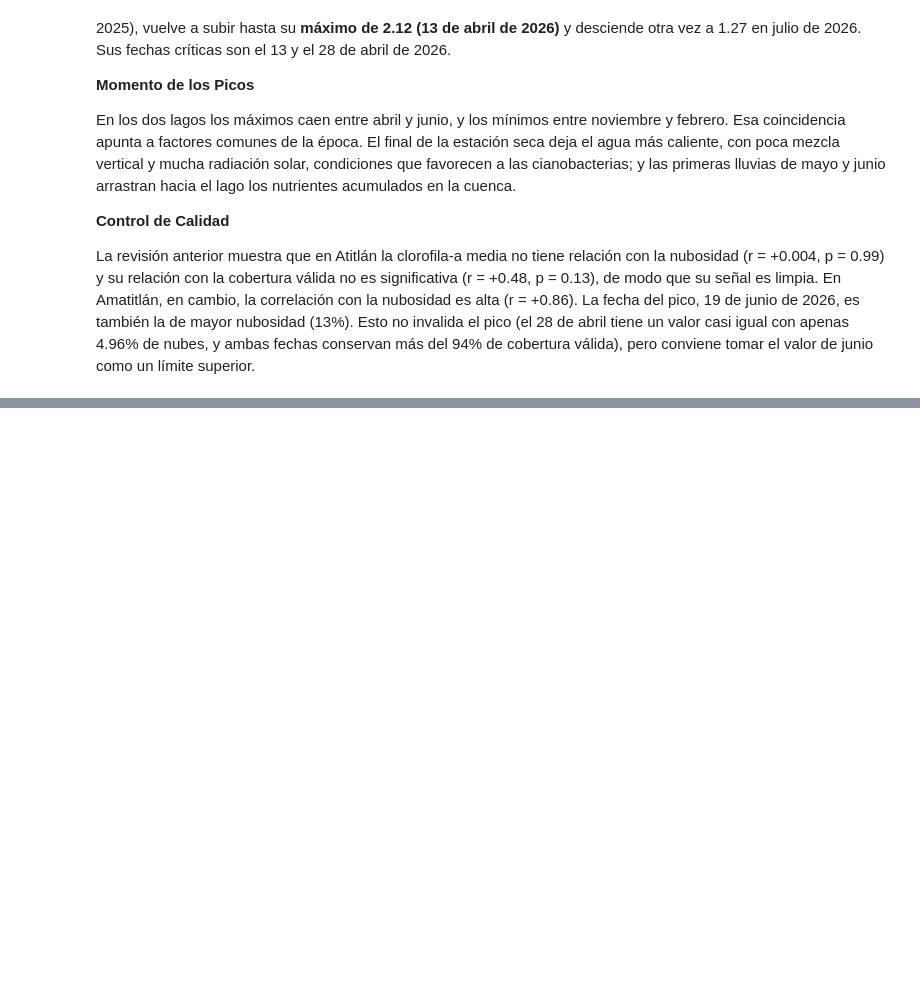
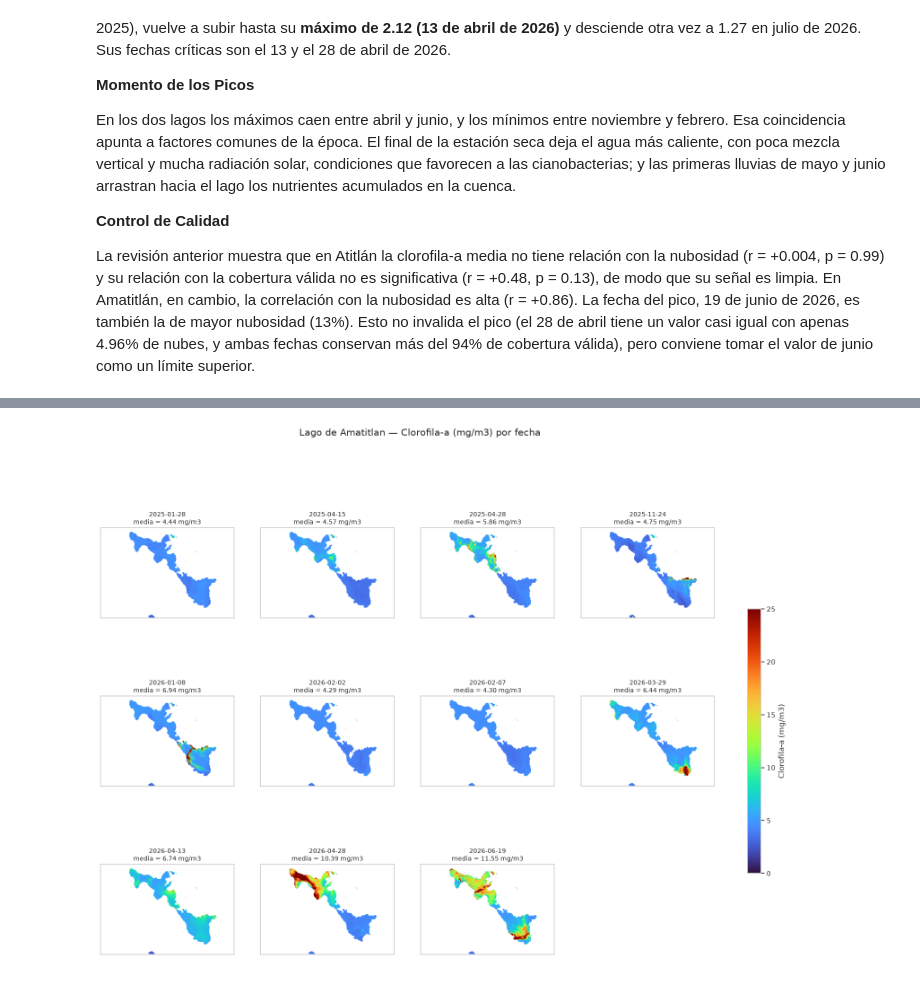
Before and after one commit to Tunchxz/CC3084-Laboratorio-4, a Jupyter notebook: notebooks/02_analisis_cianobacteria.ipynb, the cells around one changed output, grey strips where cells are left out. Drawn from its saved outputs; the diff is of its cells as text; code cells hidden in the pictures; blank space fills up the shorter version.

```diff
--- a/notebooks/02_analisis_cianobacteria.ipynb
+++ b/notebooks/02_analisis_cianobacteria.ipynb
@@ -267,0 +276,29 @@ La revisión anterior muestra que en Atitlán la clorofila-a media no tiene rela
+# %%
+ESCALA = {"Atitlan": (0, 5), "Amatitlan": (0, 25)}
+
+
+def grilla_mapas(lago, clave="chla", titulo="Clorofila-a (mg/m3)", cmap="turbo"):
+    fechas = config.FECHAS[lago]
+    vmin, vmax = ESCALA[lago]
+    filas = int(np.ceil(len(fechas) / 4))
+    fig, ejes = plt.subplots(filas, 4, figsize=(19, 4.6 * filas))
+    ejes = np.atleast_1d(ejes).ravel()
+
+    for eje, fecha in zip(ejes, fechas):
+        img = eje.imshow(mapa_capa(lago, fecha, clave), cmap=cmap,
+                         vmin=vmin, vmax=vmax, extent=extension[lago])
+        media = tabla.query("lago == @lago and fecha == @fecha")["chla_media"].iloc[0]
+        eje.set_title(f"{fecha}\nmedia = {media:.2f} mg/m3", fontsize=10)
+        eje.set_xticks([])
+        eje.set_yticks([])
+    for eje in ejes[len(fechas):]:
+        eje.axis("off")
+
+    fig.colorbar(img, ax=ejes.tolist(), fraction=0.02, label=titulo)
+    fig.suptitle(f"Lago de {lago} — {titulo} por fecha", fontsize=15, y=1.0)
+    plt.show()
+
+
+grilla_mapas("Amatitlan")
+# %% [output]
+[figure, added]
```
Also changed, not shown: parts of 8 cells of this notebook.
